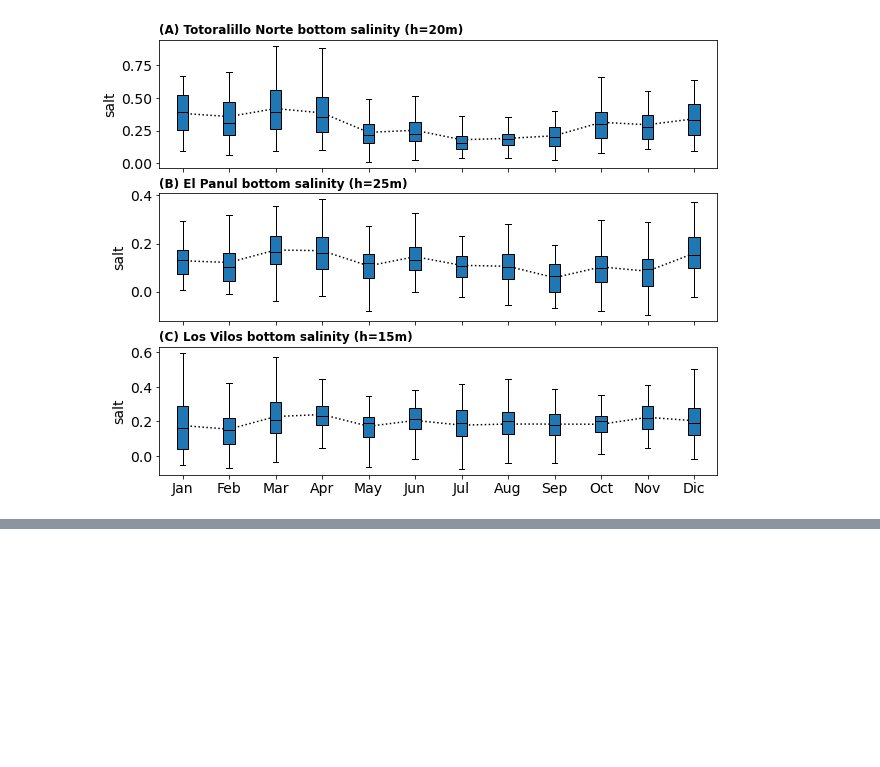
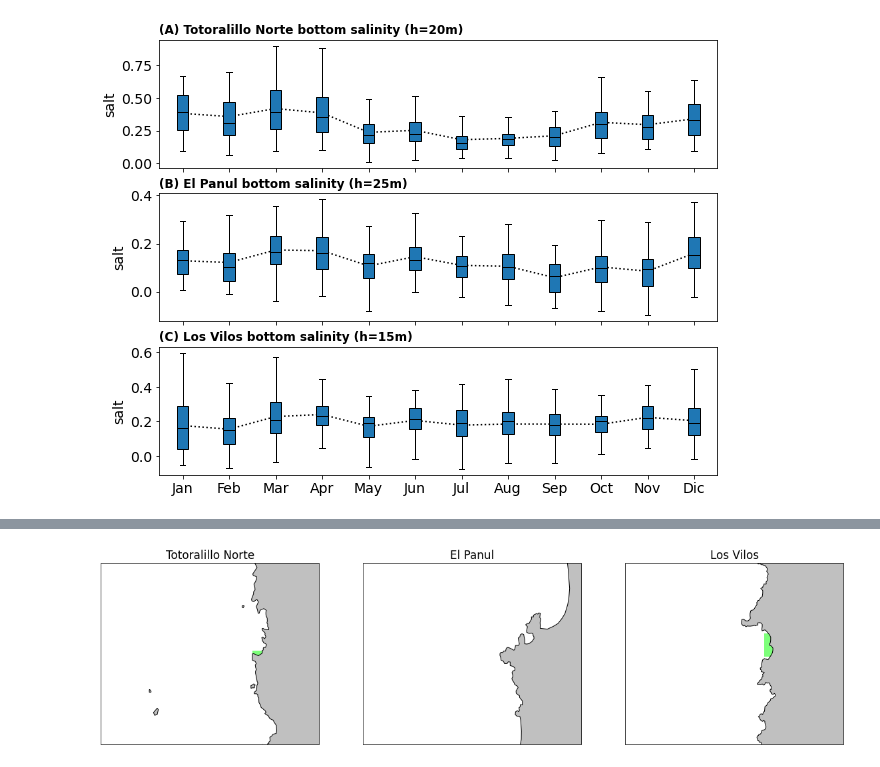
Before and after one commit to lucasglasner/CROCOSIMS, a Jupyter notebook: SIMSEQUIA/analysis_rund1.ipynb, the cells around one changed output, grey strips where cells are left out. Saved outputs shown, nothing was run; the diff lists cells and outputs as text; code cells hidden in the pictures; blank space fills up the shorter version.

```diff
--- a/SIMSEQUIA/analysis_rund1.ipynb
+++ b/SIMSEQUIA/analysis_rund1.ipynb
@@ -277,0 +326,28 @@ for i,e in enumerate([406,341,104]):
+# %%
+fig, ax = plt.subplots(1,3, subplot_kw={'projection':ccrs.PlateCarree()}, figsize=(20,10))
+points     = [(-29.49, 360-71.4),(-30, 360-71.45),(-31.9, 360-71.55)]
+lonoffsets = -0.25,0.20
+latoffsets = -0.15,0.15
+titles = ['Totoralillo Norte', 'El Panul', 'Los Vilos']
+gpoints = [406,341,105]
+for i, axis in enumerate(ax.ravel()):
+    p = points[i]
+    lonmin,lonmax=p[1]+lonoffsets[0],p[1]+lonoffsets[1]
+    latmin,latmax=p[0]+latoffsets[0],p[0]+latoffsets[1]
+    axis.set_extent([lonmin,lonmax,latmin,latmax])
+    coastline.plot(ax=axis, edgecolor='k', color='silver',zorder=2)
+
+    x = croco_sellonlatbox(salt_control,lonmin,lonmax,latmin,latmax+0.1).mean('s_rho').ffill('xi_rho')
+    y = croco_sellonlatbox(salt_rivers,lonmin,lonmax,latmin,latmax+0.1).mean('s_rho').ffill('xi_rho')
+
+    mask0 = (y-x).quantile(0.5,'time') > 0.1/4
+    mask1 = (y-x).quantile(0.5,'time') > 0.1/2
+    mask2 = (y-x).quantile(0.5,'time') > 0.1
+
+    mask = mask0.astype(float)+mask1.astype(float)+mask2.astype(float)
+    mask = mask.where(mask>=1)
+
+    mask.plot(ax=axis, add_colorbar=False, x='lon_rho', y='lat_rho', cmap='jet')
+    axis.set_title(titles[i])
+# %% [output]
+[figure, added]
```
Also changed, not shown: parts of 16 cells of this notebook, 2 other files.
